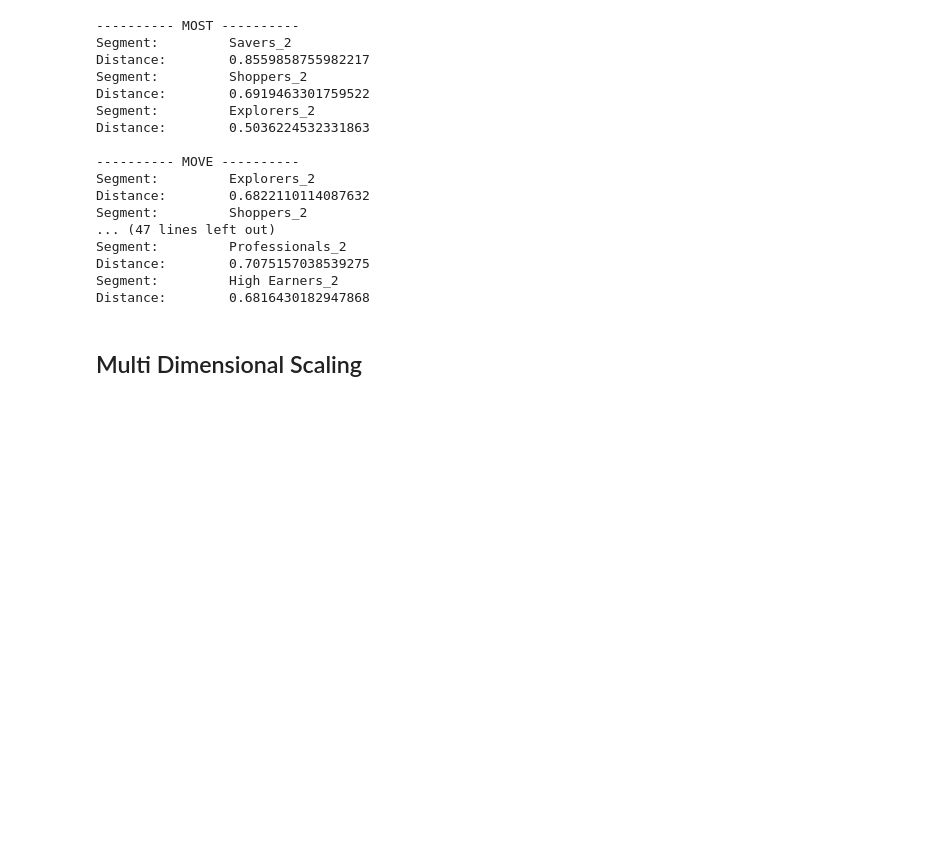
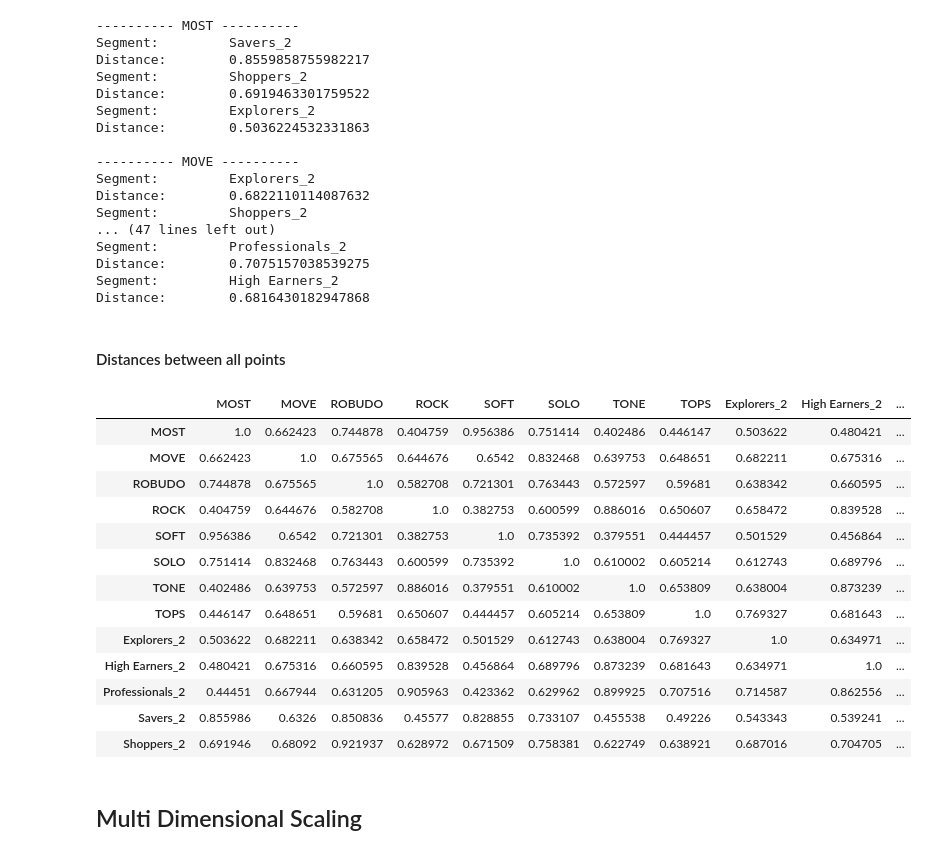
Before and after one commit to FedericoCortesi/Markstrat, a Jupyter notebook: main.ipynb, the cells around one changed output. Drawn from its saved outputs; the diff is of its cells as text; code cells hidden in the pictures; blank space fills up the shorter version.

```diff
--- a/main.ipynb
+++ b/main.ipynb
@@ -166,6 +166,39 @@ Segment:         Professionals_2
 Distance:        0.7075157038539275
 Segment:         High Earners_2
 Distance:        0.6816430182947868
+# %% [markdown]
+#### Distances between all points
+# %%
+df_all_sem = son.get_comprehensive_df_semantic()
+index = df_all_sem.index
+
+distances = an.compute_distance_centroids(df_all_sem, df_all_sem)[3]
+
+
+df_out = pd.DataFrame(columns=index, index=index)
+
+for i, start in enumerate(index):
+    index_to_search = index[i:]
+    for stop in index_to_search:
+        df_out.loc[start, stop] = distances[start][stop]
+        df_out.loc[stop, start] = distances[start][stop]
+
+df_out
+# %% [output]
+|  | MOST | MOVE | ROBUDO | ROCK | SOFT | SOLO | TONE | TOPS | Explorers_2 | High Earners_2 | ... |
+| MOST | 1.0 | 0.662423 | 0.744878 | 0.404759 | 0.956386 | 0.751414 | 0.402486 | 0.446147 | 0.503622 | 0.480421 | ... |
+| MOVE | 0.662423 | 1.0 | 0.675565 | 0.644676 | 0.6542 | 0.832468 | 0.639753 | 0.648651 | 0.682211 | 0.675316 | ... |
+| ROBUDO | 0.744878 | 0.675565 | 1.0 | 0.582708 | 0.721301 | 0.763443 | 0.572597 | 0.59681 | 0.638342 | 0.660595 | ... |
+| ROCK | 0.404759 | 0.644676 | 0.582708 | 1.0 | 0.382753 | 0.600599 | 0.886016 | 0.650607 | 0.658472 | 0.839528 | ... |
+| SOFT | 0.956386 | 0.6542 | 0.721301 | 0.382753 | 1.0 | 0.735392 | 0.379551 | 0.444457 | 0.501529 | 0.456864 | ... |
+| SOLO | 0.751414 | 0.832468 | 0.763443 | 0.600599 | 0.735392 | 1.0 | 0.610002 | 0.605214 | 0.612743 | 0.689796 | ... |
+| TONE | 0.402486 | 0.639753 | 0.572597 | 0.886016 | 0.379551 | 0.610002 | 1.0 | 0.653809 | 0.638004 | 0.873239 | ... |
+| TOPS | 0.446147 | 0.648651 | 0.59681 | 0.650607 | 0.444457 | 0.605214 | 0.653809 | 1.0 | 0.769327 | 0.681643 | ... |
+| Explorers_2 | 0.503622 | 0.682211 | 0.638342 | 0.658472 | 0.501529 | 0.612743 | 0.638004 | 0.769327 | 1.0 | 0.634971 | ... |
+| High Earners_2 | 0.480421 | 0.675316 | 0.660595 | 0.839528 | 0.456864 | 0.689796 | 0.873239 | 0.681643 | 0.634971 | 1.0 | ... |
+| Professionals_2 | 0.44451 | 0.667944 | 0.631205 | 0.905963 | 0.423362 | 0.629962 | 0.899925 | 0.707516 | 0.714587 | 0.862556 | ... |
+| Savers_2 | 0.855986 | 0.6326 | 0.850836 | 0.45577 | 0.828855 | 0.733107 | 0.455538 | 0.49226 | 0.543343 | 0.539241 | ... |
+| Shoppers_2 | 0.691946 | 0.68092 | 0.921937 | 0.628972 | 0.671509 | 0.758381 | 0.622749 | 0.638921 | 0.687016 | 0.704705 | ... |
 # %% [markdown]
 ## Multi Dimensional Scaling
 # %%
```
Also changed, not shown: parts of 5 cells of this notebook, 1 other file.
